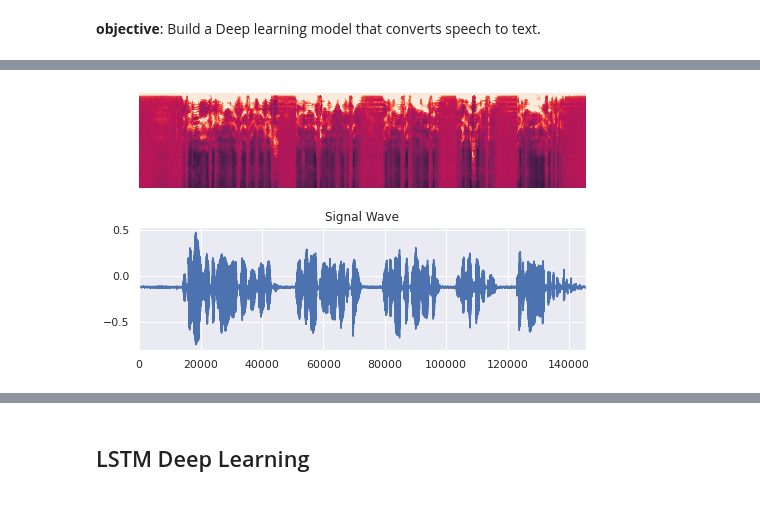
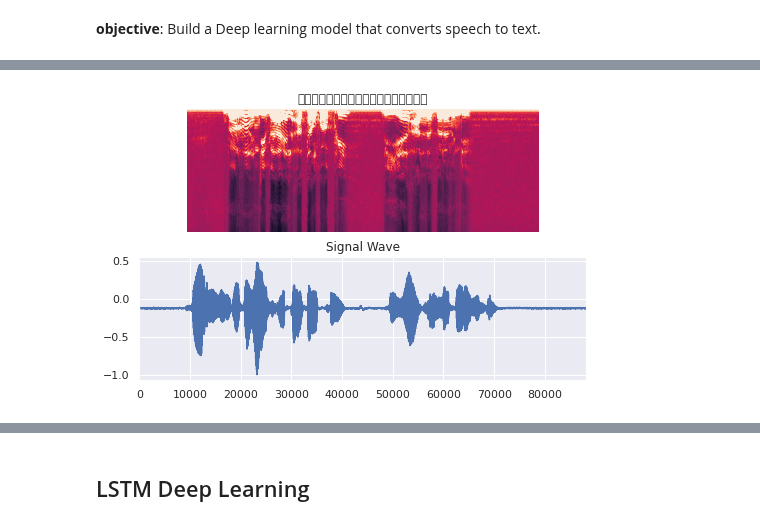
Before and after one commit to tutorialcreation/nlp_swahili_amharic, a Jupyter notebook: notebooks/Audio_Modelling.ipynb, the cells around one changed output, grey strips where cells are left out. Drawn from its saved outputs; the diff is of its cells as text; code cells hidden in the pictures.

```diff
--- a/notebooks/Audio_Modelling.ipynb
+++ b/notebooks/Audio_Modelling.ipynb
@@ -20,6 +24,5 @@ AM_ALPHABET='ሀለሐመሠረሰቀበግዕዝተኀነአከወዐዘየደ
 EN_ALPHABET='abcdefghijklmnopqrstuvwxyz'
 # %%
 cleaner = Clean()
-vocabs = cleaner.vocab(EN_ALPHABET)
-char_to_num,num_to_char = vocabs
+char_to_num,num_to_char=vocab(AM_ALPHABET)
 # %% [output]
@@ -41,4 +42,4 @@ swahili_preprocessed = pre_model.preprocessing_learn(swahili_df,'mfcc-1','mfcc-0
 # %%
-amharic_preprocessed = pre_model.preprocessing_learn(amharic_df,'mfcc-2','mfcc-0')
+amharic_preprocessed = pre_model.preprocessing_learn(amharic_df,'key','file')
 # %%
 train_df,val_df,test_df = amharic_preprocessed
@@ -100,47 +47,47 @@ def encode_single_sample(wav_file, label,type='amharic'):
 batch_size = 32
 # Define the trainig dataset
 train_dataset = tf.data.Dataset.from_tensor_slices(
-    (list(train_df["key"]), list(train_df["text"]))
+    (list(train_df["file"]), list(train_df["text"]))
 )
 train_dataset = (
-    train_dataset.map(encode_single_sample, num_parallel_calls=tf.data.AUTOTUNE)
+    train_dataset.map(cleaner.encode_single_sample, num_parallel_calls=tf.data.AUTOTUNE)
     .padded_batch(batch_size)
     .prefetch(buffer_size=tf.data.AUTOTUNE)
 )
 
 # Define the validation dataset
 validation_dataset = tf.data.Dataset.from_tensor_slices(
-    (list(val_df["key"]), list(val_df["text"]))
+    (list(val_df["file"]), list(val_df["text"]))
 )
 validation_dataset = (
-    validation_dataset.map(encode_single_sample, num_parallel_calls=tf.data.AUTOTUNE)
+    validation_dataset.map(cleaner.encode_single_sample, num_parallel_calls=tf.data.AUTOTUNE)
     .padded_batch(batch_size)
     .prefetch(buffer_size=tf.data.AUTOTUNE)
 )
 # %%
 import matplotlib.pyplot as plt
 from IPython import display
 fig = plt.figure(figsize=(8, 5))
 for batch in train_dataset.take(1):
     spectrogram = batch[0][0].numpy()
     spectrogram = np.array([np.trim_zeros(x) for x in np.transpose(spectrogram)])
     label = batch[1][0]
     # Spectrogram
     label = tf.strings.reduce_join(num_to_char(label)).numpy().decode("utf-8")
     ax = plt.subplot(2, 1, 1)
     ax.imshow(spectrogram, vmax=1)
     ax.set_title(label)
     ax.axis("off")
     # Wav
-    file = tf.io.read_file("../data/amharic_train_wav/" + list(train_df["key"])[0] + ".wav")
+    file = tf.io.read_file(list(train_df["file"])[0])
     audio, _ = tf.audio.decode_wav(file)
     audio = audio.numpy()
     ax = plt.subplot(2, 1, 2)
     plt.plot(audio)
     ax.set_title("Signal Wave")
     ax.set_xlim(0, len(audio))
     display.display(display.Audio(np.transpose(audio), rate=16000))
 plt.show()
 # %% [output]
 [interactive output not drawn]
-[figure, old version]
+[figure, new version]
```
Also changed, not shown: parts of 21 cells of this notebook, 6 other files.
